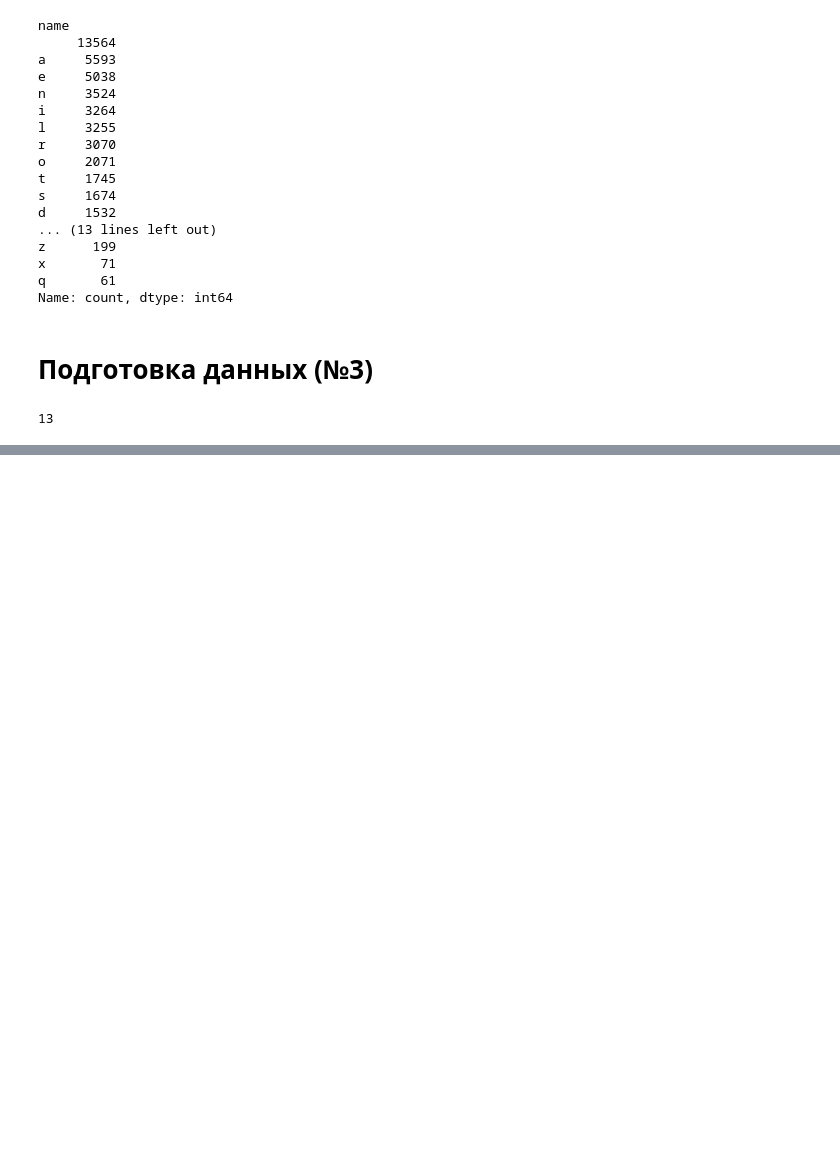
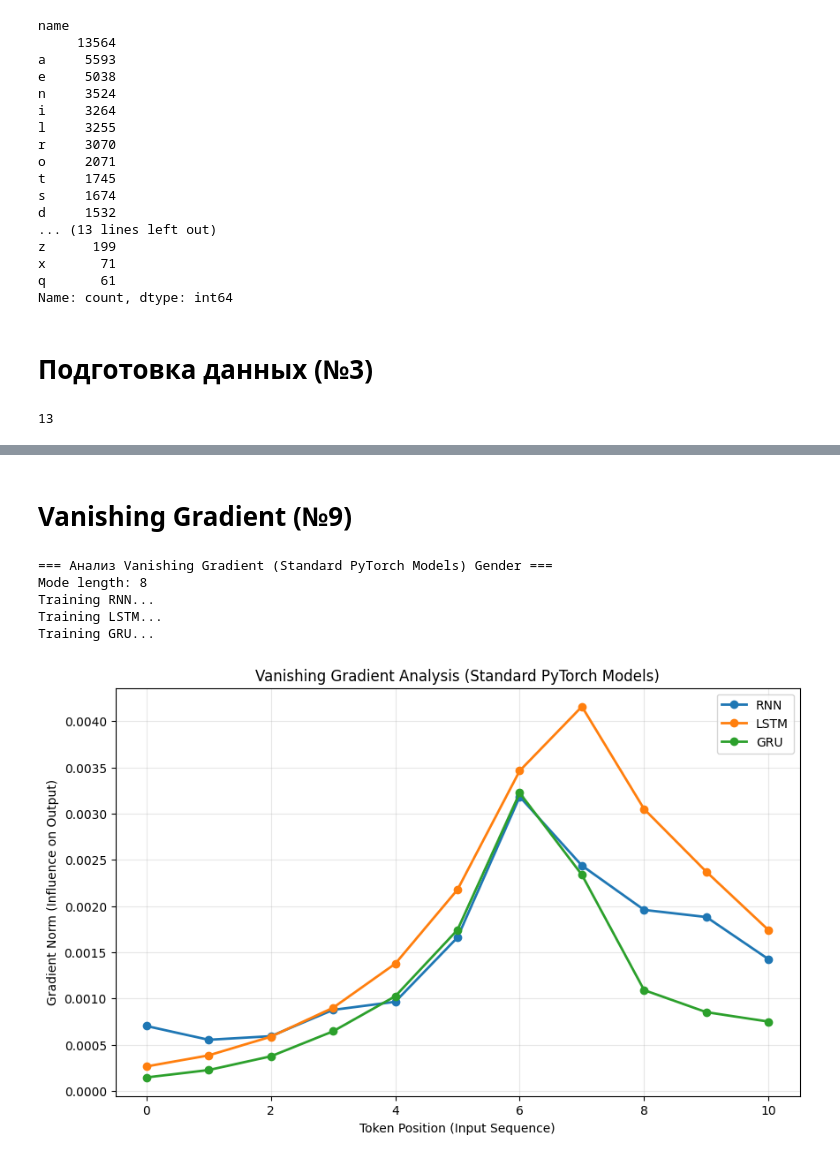
Before and after one commit to Analagis/learning_ML_projects, a Jupyter notebook: Project10/src/report.ipynb, the cells around one changed output, grey strips where cells are left out. Drawn from its saved outputs; the diff is of its cells as text; code cells hidden in the pictures; blank space fills up the shorter version.

```diff
--- a/Project10/src/report.ipynb
+++ b/Project10/src/report.ipynb
@@ -349,0 +234,11 @@ test_roc_auc:  0.917
+# %% [markdown]
+# Vanishing Gradient (№9)
+# %%
+analyze_vanishing_gradient_torch(X_train, y_train, token2id)
+# %% [output]
+=== Анализ Vanishing Gradient (Standard PyTorch Models) Gender ===
+Mode length: 8
+Training RNN...
+Training LSTM...
+Training GRU...
+[figure, added]
```
Also changed, not shown: parts of 57 cells of this notebook, 3 other files.
